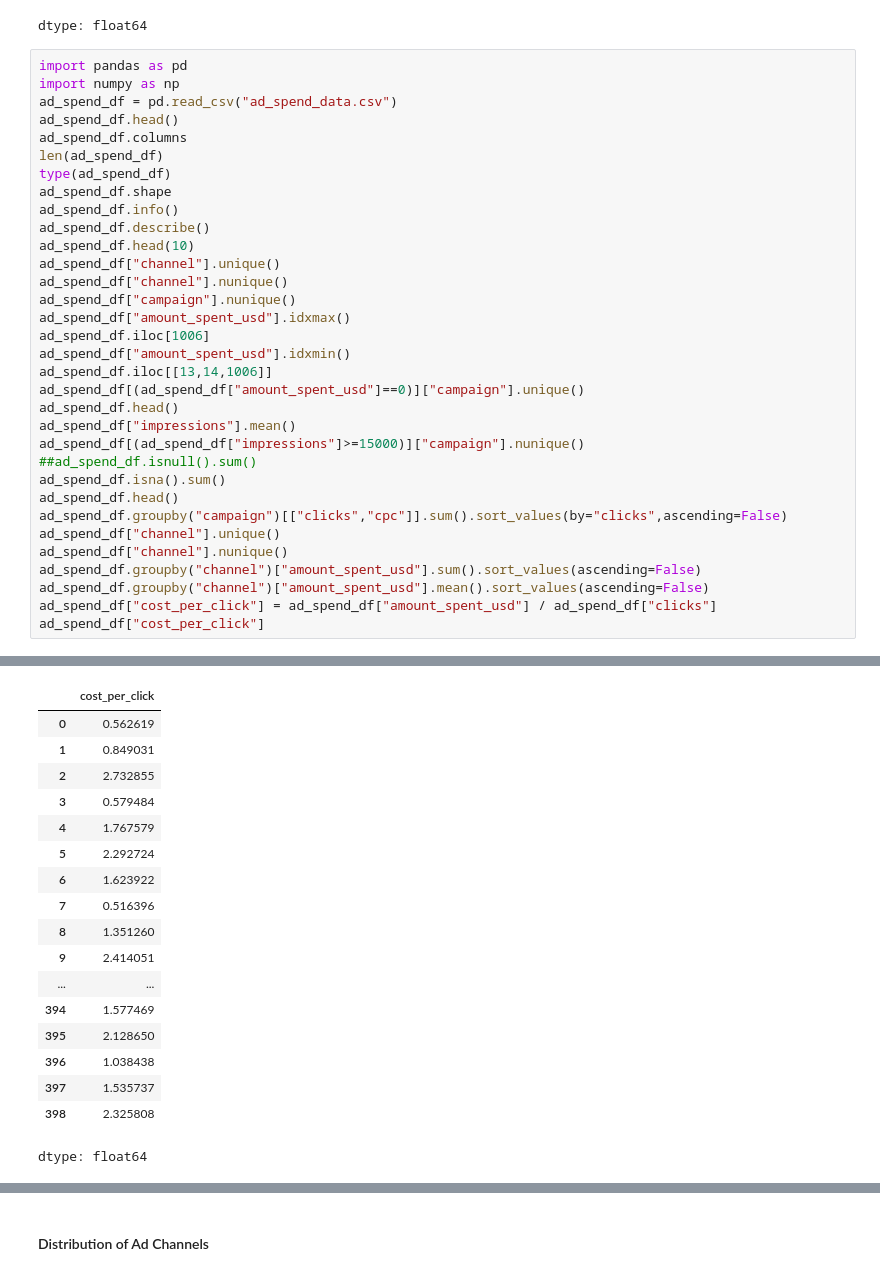
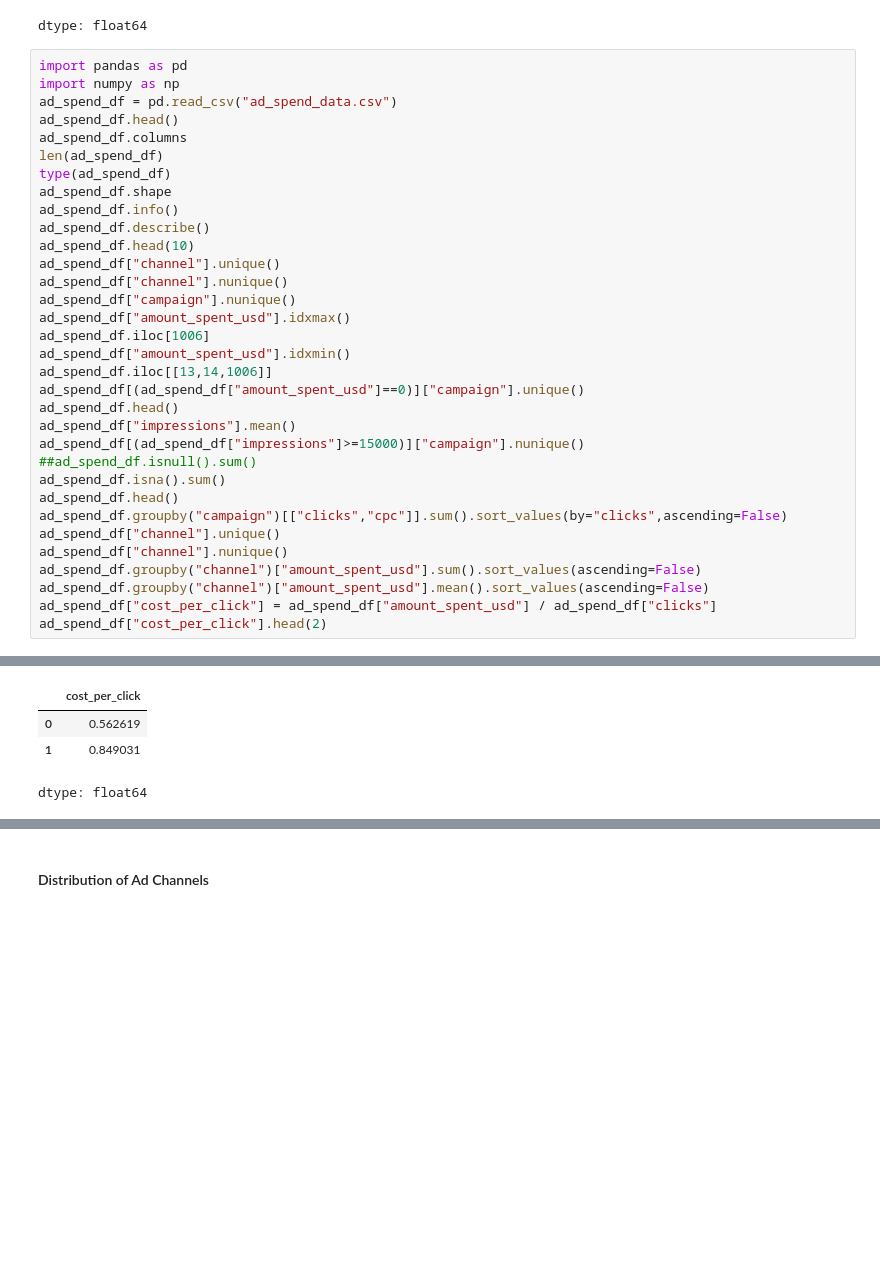
Before and after one commit to banerjee109/Infotact-Data-Team-2, a Jupyter notebook: Assignmenet_1_Roughbook.ipynb, the cells around one changed output, grey strips where cells are left out. Drawn from its saved outputs; the diff is of its cells as text; blank space fills up the shorter version.

```diff
--- a/Assignmenet_1_Roughbook.ipynb
+++ b/Assignmenet_1_Roughbook.ipynb
@@ -245,48 +245,34 @@ ad_spend_df[(ad_spend_df["amount_spent_usd"]==0)]["campaign"].unique()
 ad_spend_df.head()
 ad_spend_df["impressions"].mean()
 ad_spend_df[(ad_spend_df["impressions"]>=15000)]["campaign"].nunique()
 ##ad_spend_df.isnull().sum()
 ad_spend_df.isna().sum()
 ad_spend_df.head()
 ad_spend_df.groupby("campaign")[["clicks","cpc"]].sum().sort_values(by="clicks",ascending=False)
 ad_spend_df["channel"].unique()
 ad_spend_df["channel"].nunique()
 ad_spend_df.groupby("channel")["amount_spent_usd"].sum().sort_values(ascending=False)
 ad_spend_df.groupby("channel")["amount_spent_usd"].mean().sort_values(ascending=False)
 ad_spend_df["cost_per_click"] = ad_spend_df["amount_spent_usd"] / ad_spend_df["clicks"]
-ad_spend_df["cost_per_click"]
+ad_spend_df["cost_per_click"].head(2)
 # %% [output]
 <class 'pandas.core.frame.DataFrame'>
 RangeIndex: 1350 entries, 0 to 1349
 Data columns (total 7 columns):
  #   Column            Non-Null Count  Dtype
 ---  ------            --------------  -----
  0   date              1350 non-null   object
  1   channel           1350 non-null   object
  2   campaign          1350 non-null   object
  3   amount_spent_usd  1350 non-null   float64
  4   clicks            1350 non-null   int64
  5   impressions       1350 non-null   int64
  6   cpc               1350 non-null   float64
 dtypes: float64(2), int64(2), object(3)
 memory usage: 74.0+ KB
 |  | cost_per_click |
 | 0 | 0.562619 |
 | 1 | 0.849031 |
-| 2 | 2.732855 |
-| 3 | 0.579484 |
-| 4 | 1.767579 |
-| 5 | 2.292724 |
-| 6 | 1.623922 |
-| 7 | 0.516396 |
-| 8 | 1.351260 |
-| 9 | 2.414051 |
-| ... | ... |
-| 394 | 1.577469 |
-| 395 | 2.128650 |
-| 396 | 1.038438 |
-| 397 | 1.535737 |
-| 398 | 2.325808 |
 dtype: float64
 # %%
 import pandas as pd
```
Also changed, not shown: parts of 1 cell of this notebook.
